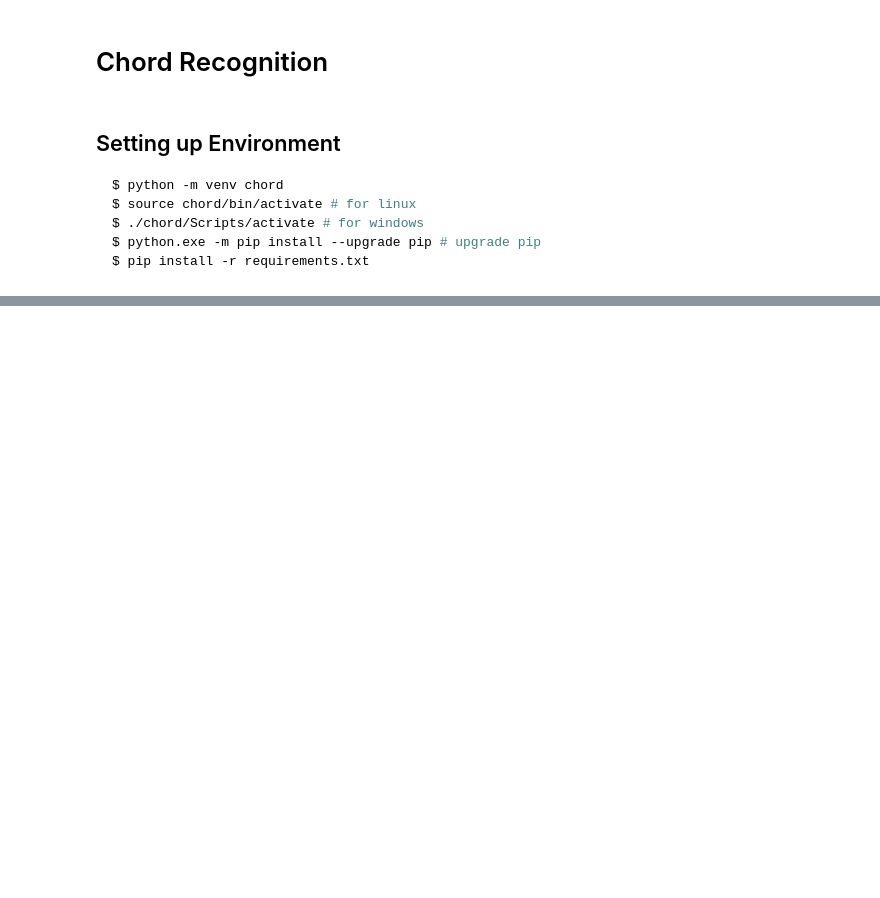
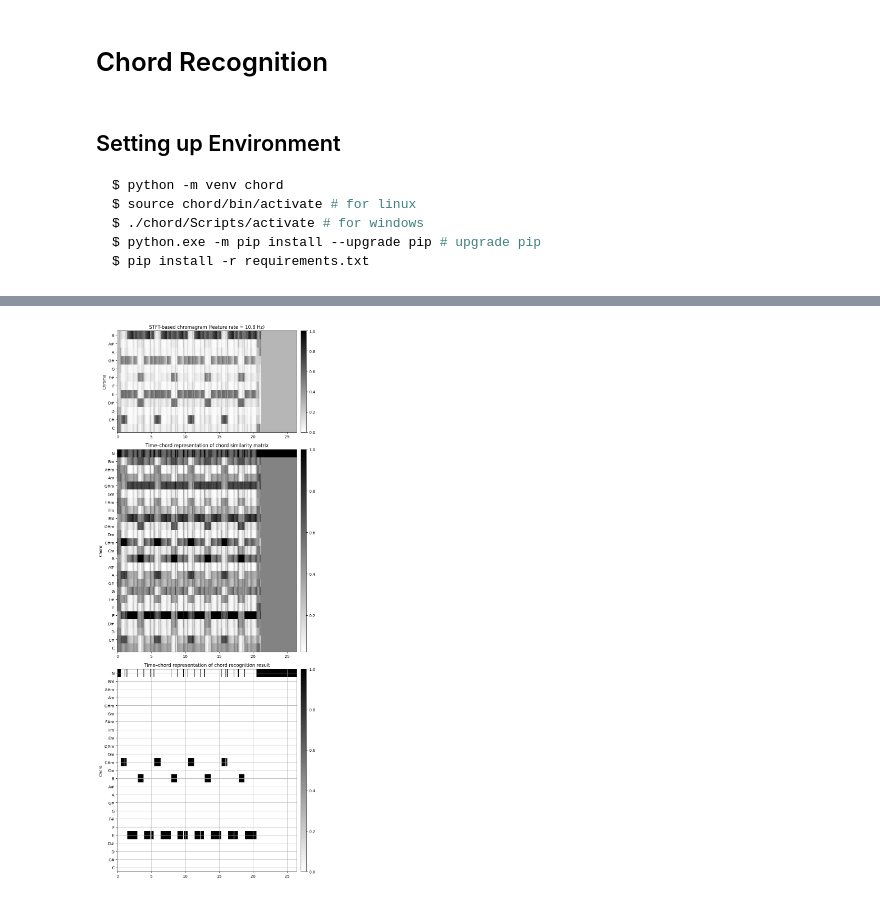
Before and after one commit to Kiro-V/Chord-Recognition, a Jupyter notebook: chord-recognition.ipynb, the cells around one changed output, grey strips where cells are left out. Cells and saved outputs as stored; diff of their text form; code cells hidden in the pictures; blank space fills up the shorter version.

```diff
--- a/chord-recognition.ipynb
+++ b/chord-recognition.ipynb
@@ -31,10 +30 @@ ipd.Audio(audio, rate=fs)
 [interactive output not drawn]
-# %%
-# Define constant
-
-# 12 Major Chords and 12 Minor Chords Labels
-chords_maj = ['C', 'C#', 'D', 'D#', 'E', 'F', 'F#', 'G', 'G#', 'A', 'A#', 'B']
-chord_min = ['Cm', 'C#m', 'Dm', 'D#m', 'Em', 'Fm', 'F#m', 'Gm', 'G#m', 'Am', 'A#m', 'Bm']
-
-chord_labels = chords_maj + chord_min
-print(chord_labels)
@@ -130,0 +291,28 @@ def estimate_hmm_parameters(data, n_states, n_iter=100):
+# %%
+# Chord recognition
+X = X_CQT
+chord_sim, chord_max = chord_recognition_template(X,nonchord=True, norm_sim='max')
+chord_labels = get_chord_labels(nonchord=True)
+
+# Plot
+cmap = libfmp.b.compressed_gray_cmap(alpha=1, reverse=False)
+fig, ax = plt.subplots(3, 2, gridspec_kw={'width_ratios': [1, 0.03],
+                                          'height_ratios': [1.5, 3, 3]}, figsize=(8, 20))
+libfmp.b.plot_chromagram(X, ax=[ax[0,0], ax[0,1]], Fs=Fs_X, clim=[0, 1], xlabel='',
+                         title='STFT-based chromagram (feature rate = %0.1f Hz)' % (Fs_X))
+
+libfmp.b.plot_matrix(chord_sim, ax=[ax[1, 0], ax[1, 1]], Fs=Fs_X,
+                     title='Time–chord representation of chord similarity matrix',
+                     ylabel='Chord', xlabel='')
+ax[1, 0].set_yticks(np.arange( len(chord_labels) ))
+ax[1, 0].set_yticklabels(chord_labels)
+
+libfmp.b.plot_matrix(chord_max, ax=[ax[2, 0], ax[2, 1]], Fs=Fs_X,
+                     title='Time–chord representation of chord recognition result',
+                     ylabel='Chord', xlabel='')
+ax[2, 0].set_yticks(np.arange( len(chord_labels) ))
+ax[2, 0].set_yticklabels(chord_labels)
+ax[2, 0].grid()
+plt.tight_layout()
+# %% [output]
+[figure, added]
```
Also changed, not shown: parts of 13 cells of this notebook, 4 other files.
